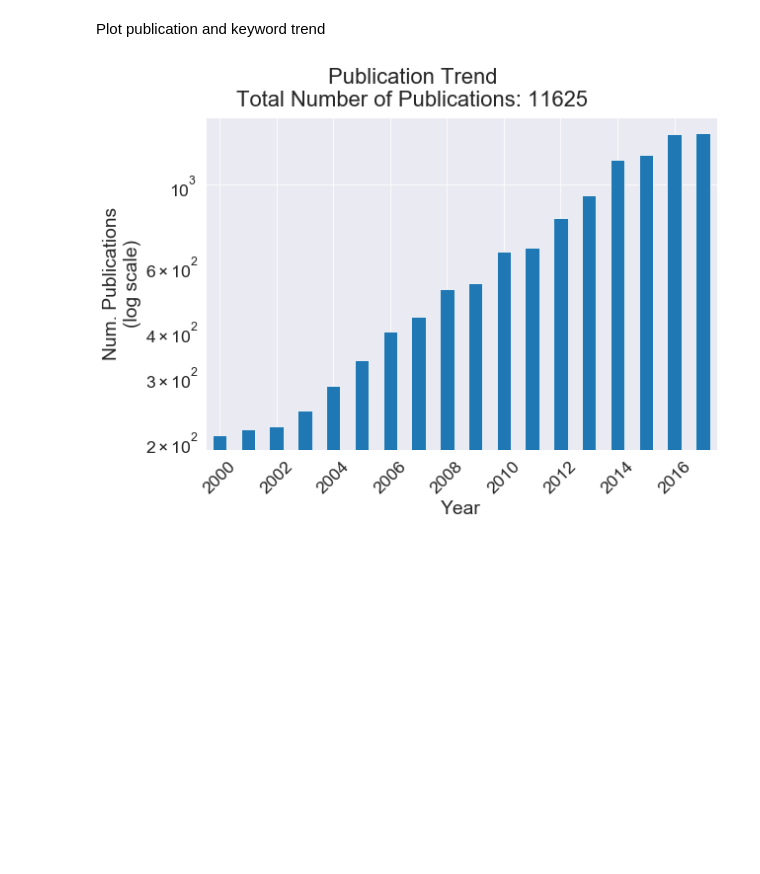
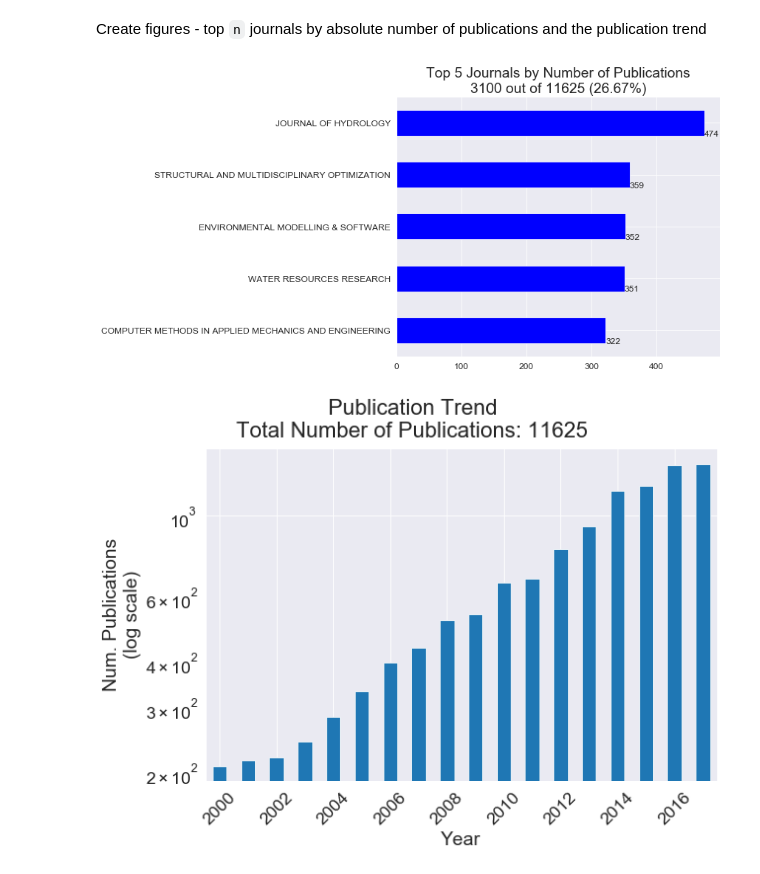
Before and after one commit to frog7/uasa-trends, a Jupyter notebook: notebooks/3a Journal Trends.ipynb, the cells around one changed output. Saved outputs shown, nothing was run; the diff lists cells and outputs as text; code cells hidden in the pictures; blank space fills up the shorter version.

```diff
--- a/notebooks/3a Journal Trends.ipynb
+++ b/notebooks/3a Journal Trends.ipynb
@@ -3,6 +3,11 @@
 # %%
 filtered_corpora_fn = "{}/rest_filtered_corpora.txt".format(TMP_DIR)
 RC = mk.RecordCollection(filtered_corpora_fn)
-# %% [markdown]
-Plot publication and keyword trend
+# %% [markdown]
+Create figures - top `n` journals by absolute number of publications and the publication trend
+# %%
+wos_plot.plot_pubs_per_journal(RC, top_n=5, annotate=True, show_stats=True,
+                               save_plot_fn='{}/Figure_2a_top5_by_pubs.png'.format(FIG_DIR))
+# %% [output]
+[figure, added]
 # %%
```
Also changed, not shown: parts of 12 cells of this notebook, 3 other files.
